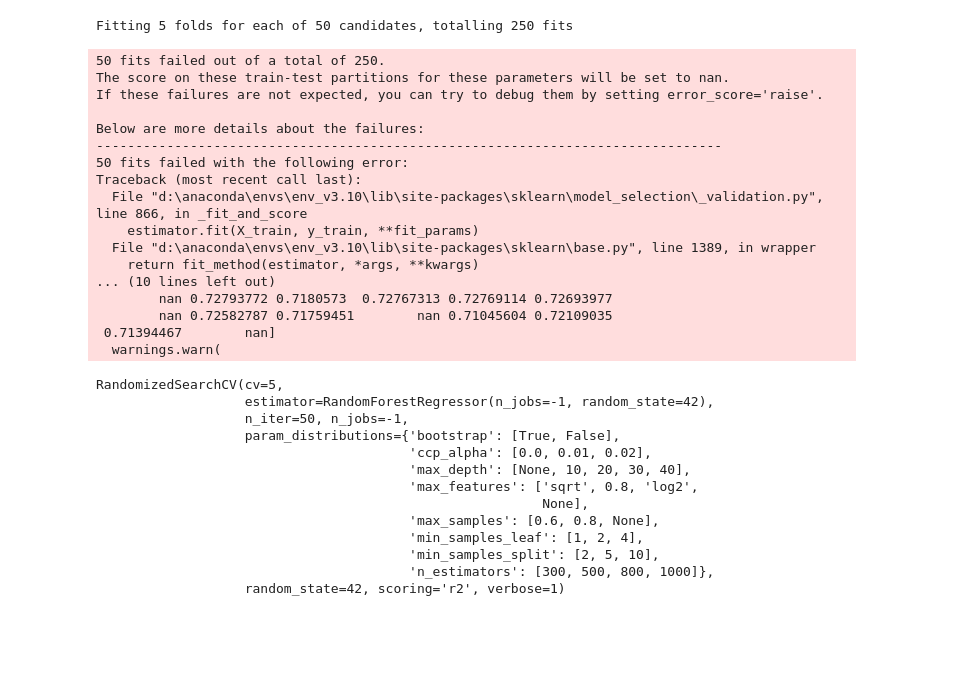
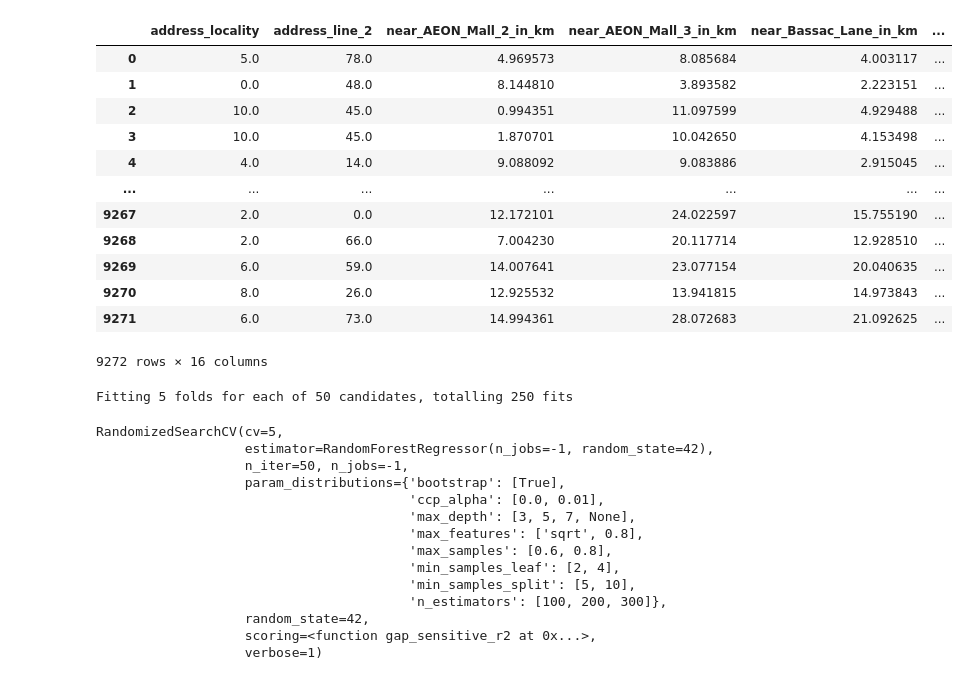
Before and after one commit to zinhour10/real_estate_price_prediction, a Jupyter notebook: notebooks/model_training/random_forest/random_forest_model_training_v5.ipynb, the cells around one changed output. Saved outputs shown, nothing was run; the diff lists cells and outputs as text; code cells hidden in the pictures; blank space fills up the shorter version.

```diff
--- a/notebooks/model_training/random_forest/random_forest_model_training_v5.ipynb
+++ b/notebooks/model_training/random_forest/random_forest_model_training_v5.ipynb
@@ -18,5 +18,21 @@ df = pd.read_csv('../../../data/preprocessed/selected_features_label_encoded.csv
 X = df.drop(['price_per_m2'], axis=1)
 y = df['price_per_m2']
 X_train, X_test, y_train, y_test = train_test_split(X, y, test_size=0.2, random_state=42)
+# %%
+df
+# %% [output]
+|  | address_locality | address_line_2 | near_AEON_Mall_2_in_km | near_AEON_Mall_3_in_km | near_Bassac_Lane_in_km | ... |
+| 0 | 5.0 | 78.0 | 4.969573 | 8.085684 | 4.003117 | ... |
+| 1 | 0.0 | 48.0 | 8.144810 | 3.893582 | 2.223151 | ... |
+| 2 | 10.0 | 45.0 | 0.994351 | 11.097599 | 4.929488 | ... |
+| 3 | 10.0 | 45.0 | 1.870701 | 10.042650 | 4.153498 | ... |
+| 4 | 4.0 | 14.0 | 9.088092 | 9.083886 | 2.915045 | ... |
+| ... | ... | ... | ... | ... | ... | ... |
+| 9267 | 2.0 | 0.0 | 12.172101 | 24.022597 | 15.755190 | ... |
+| 9268 | 2.0 | 66.0 | 7.004230 | 20.117714 | 12.928510 | ... |
+| 9269 | 6.0 | 59.0 | 14.007641 | 23.077154 | 20.040635 | ... |
+| 9270 | 8.0 | 26.0 | 12.925532 | 13.941815 | 14.973843 | ... |
+| 9271 | 6.0 | 73.0 | 14.994361 | 28.072683 | 21.092625 | ... |
+9272 rows × 16 columns
 # %%
 rf_model = RandomForestRegressor(random_state=42, n_jobs=-1)
@@ -37,7 +106,7 @@ rf_search = RandomizedSearchCV(
     param_distributions=param_grid,
     n_iter=50,
     cv=5,
-    scoring='r2',
+    scoring=gap_sensitive_r2,
     n_jobs=-1,
     verbose=1,
     random_state=42
@@ -46,36 +115,20 @@ rf_search = RandomizedSearchCV(
 rf_search.fit(X_train, y_train)
 # %% [output]
 Fitting 5 folds for each of 50 candidates, totalling 250 fits
-50 fits failed out of a total of 250.
-The score on these train-test partitions for these parameters will be set to nan.
-If these failures are not expected, you can try to debug them by setting error_score='raise'.
-
-Below are more details about the failures:
---------------------------------------------------------------------------------
-50 fits failed with the following error:
-Traceback (most recent call last):
-  File "d:\anaconda\envs\env_v3.10\lib\site-packages\sklearn\model_selection\_validation.py", line 866, in _fit_and_score
-    estimator.fit(X_train, y_train, **fit_params)
-  File "d:\anaconda\envs\env_v3.10\lib\site-packages\sklearn\base.py", line 1389, in wrapper
-    return fit_method(estimator, *args, **kwargs)
-... (10 lines left out)
-        nan 0.72793772 0.7180573  0.72767313 0.72769114 0.72693977
-        nan 0.72582787 0.71759451        nan 0.71045604 0.72109035
- 0.71394467        nan]
-  warnings.warn(
+RandomizedSearchCV(cv=5,
+                   estimator=RandomForestRegressor(n_jobs=-1, random_state=42),
+                   n_iter=50, n_jobs=-1,
+                   param_distributions={'bootstrap': [True],
+                                        'ccp_alpha': [0.0, 0.01],
+                                        'max_depth': [3, 5, 7, None],
+                                        'max_features': ['sqrt', 0.8],
+                                        'max_samples': [0.6, 0.8],
+                                        'min_samples_leaf': [2, 4],
+                                        'min_samples_split': [5, 10],
+                                        'n_estimators': [100, 200, 300]},
+                   random_state=42,
+                   scoring=<function gap_sensitive_r2 at 0x...>,
+                   verbose=1)
-RandomizedSearchCV(cv=5,
-                   estimator=RandomForestRegressor(n_jobs=-1, random_state=42),
-                   n_iter=50, n_jobs=-1,
-                   param_distributions={'bootstrap': [True, False],
-                                        'ccp_alpha': [0.0, 0.01, 0.02],
-                                        'max_depth': [None, 10, 20, 30, 40],
-                                        'max_features': ['sqrt', 0.8, 'log2',
-                                                         None],
-                                        'max_samples': [0.6, 0.8, None],
-                                        'min_samples_leaf': [1, 2, 4],
-                                        'min_samples_split': [2, 5, 10],
-                                        'n_estimators': [300, 500, 800, 1000]},
-                   random_state=42, scoring='r2', verbose=1)
 # %%
 tuned_rf = rf_search.best_estimator_
 best_params = rf_search.best_params_
```
Also changed, not shown: parts of 15 cells of this notebook, 40 other files.
